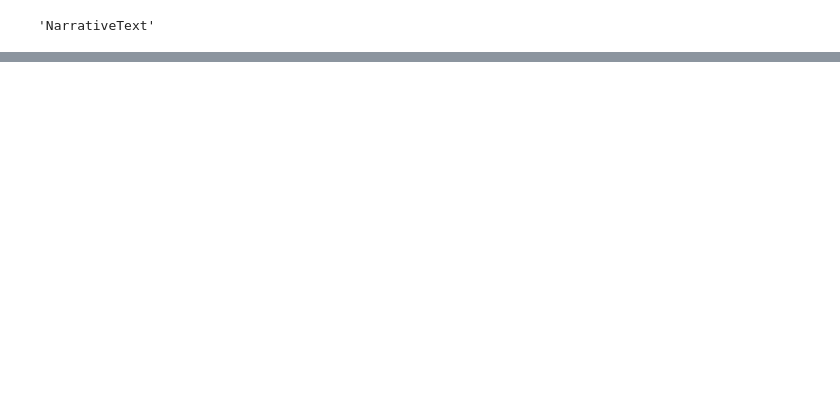
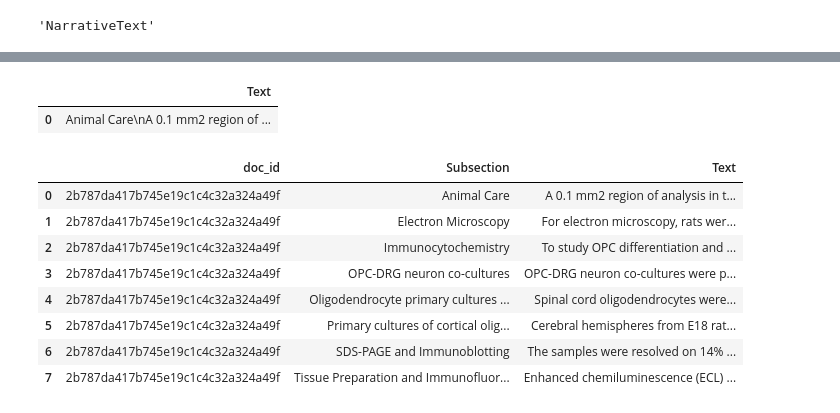
Before and after one commit to Ineichen-Group/Preclinical_DrugDisease_Translation_Pipeline, a Jupyter notebook: 07_full_text_retrieval/Parse_cadmus_output.ipynb, the cells around one changed output, grey strips where cells are left out. Cells and saved outputs as stored; diff of their text form; code cells hidden in the pictures; blank space fills up the shorter version.

```diff
--- a/07_full_text_retrieval/Parse_cadmus_output.ipynb
+++ b/07_full_text_retrieval/Parse_cadmus_output.ipynb
@@ -312,6 +345,10 @@ NameError: name 'doc' is not defined
 # %%
 from langchain_community.document_loaders import PyPDFLoader
 from langchain_unstructured import UnstructuredLoader
+# %%
+#doc_path = "./output/formats/pdfs/0a5ab59cdc3d41b1a49e54a2fcf654fb.pdf"
+#doc_path = "./output/formats/pdfs/0b9fba8a94374370919880ef5ecc8d72.pdf"
+doc_path = "./output/formats/pdfs/0de24bf13c364edc90b1404ac837a614.pdf"
 # %%
 loader = PyPDFLoader(doc_path)
 pages = []
@@ -378,17 +418,0 @@ docs_local[2].page_content
-# %%
-from collections import Counter
-
-texts_by_page = {}
-for doc in docs_local:
-    page = doc.metadata.get("page_number")
-    text = doc.page_content.strip()
-    if page is not None:
-        texts_by_page.setdefault(page, []).append(text)
-
-all_texts = [t for texts in texts_by_page.values() for t in texts]
-counter = Counter(all_texts)
-
-# Headers/footers usually appear many times
-for text, count in counter.items():
-    if count > 5:
-        print(f"[x{count}] {text}")
@@ -496,0 +603,10 @@ dimension.
+# %%
+
+doc_path = "./output/formats/pdfs/02dfd1462c7e412393336fe47a353b98.pdf"
+docs_local = []
+loader_local = UnstructuredLoader(
+    file_path=doc_path,
+    strategy="hi_res",
+)
+for doc in loader_local.lazy_load():
+    docs_local.append(doc)
@@ -496,0 +700,17 @@ dimension.
+# %%
+df_final[['Text']]
+# %% [output]
+|  | Text |
+| 0 | Animal Care\nA 0.1 mm2 region of ... |
+# %%
+df_sections
+# %% [output]
+|  | doc_id | Subsection | Text |
+| 0 | 2b787da417b745e19c1c4c32a324a49f | Animal Care | A 0.1 mm2 region of analysis in t... |
+| 1 | 2b787da417b745e19c1c4c32a324a49f | Electron Microscopy | For electron microscopy, rats wer... |
+| 2 | 2b787da417b745e19c1c4c32a324a49f | Immunocytochemistry | To study OPC differentiation and ... |
+| 3 | 2b787da417b745e19c1c4c32a324a49f | OPC-DRG neuron co-cultures | OPC-DRG neuron co-cultures were p... |
+| 4 | 2b787da417b745e19c1c4c32a324a49f | Oligodendrocyte primary cultures ... | Spinal cord oligodendrocytes were... |
+| 5 | 2b787da417b745e19c1c4c32a324a49f | Primary cultures of cortical olig... | Cerebral hemispheres from E18 rat... |
+| 6 | 2b787da417b745e19c1c4c32a324a49f | SDS-PAGE and Immunoblotting | The samples were resolved on 14% ... |
+| 7 | 2b787da417b745e19c1c4c32a324a49f | Tissue Preparation and Immunoﬂuor... | Enhanced chemiluminescence (ECL) ... |
```
Also changed, not shown: parts of 24 cells of this notebook.
